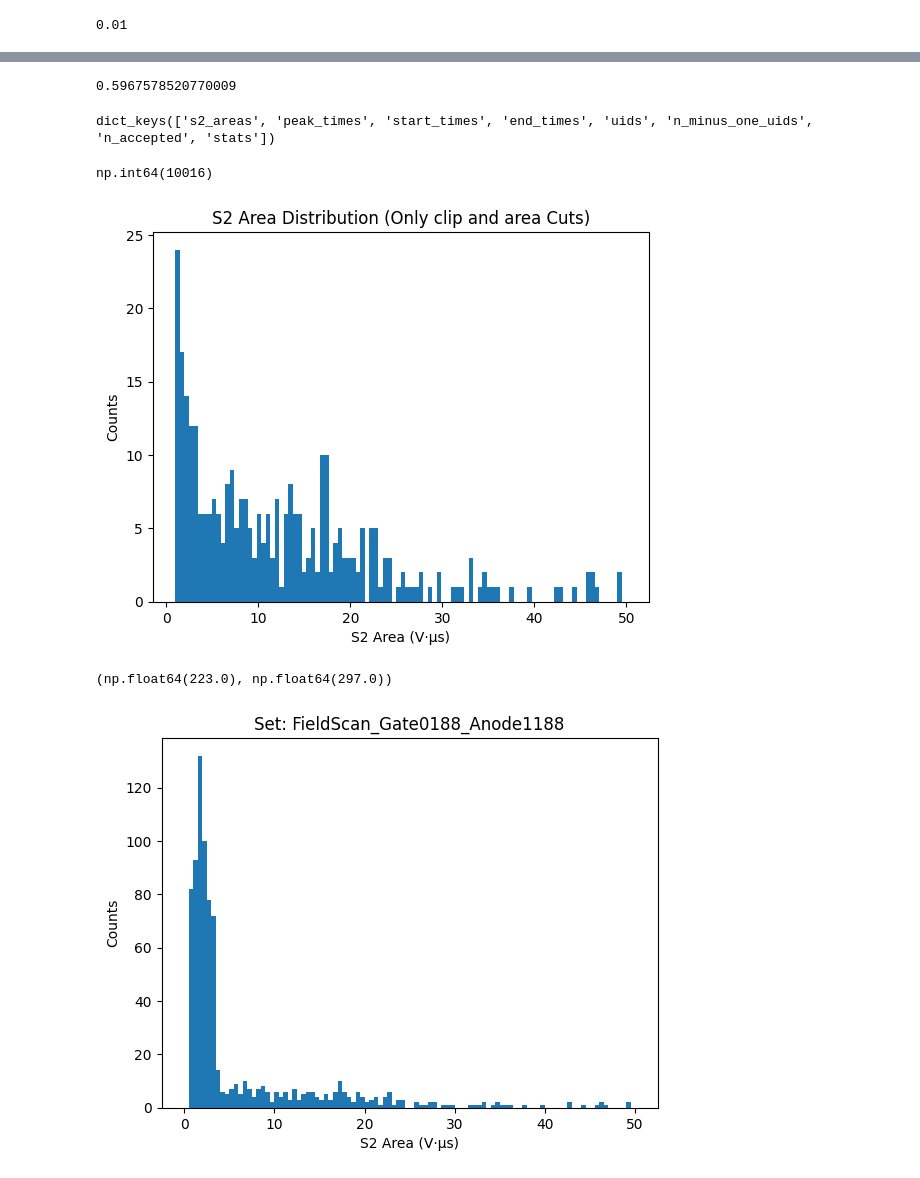
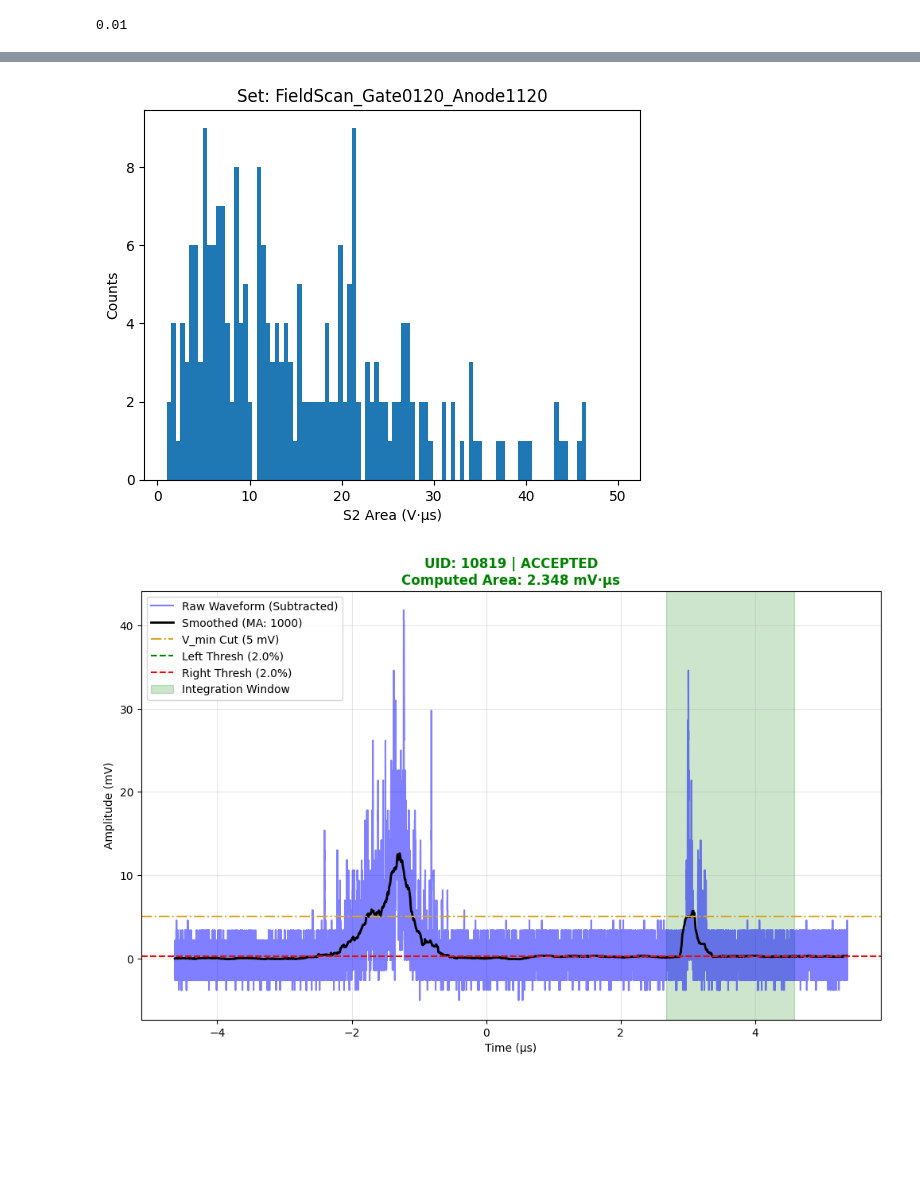
Before and after one commit to proscrite/RaTag, a Jupyter notebook: notebooks/dev_recoil_integration_.ipynb, the cells around one changed output, grey strips where cells are left out. Saved outputs shown, nothing was run; the diff lists cells and outputs as text; code cells hidden in the pictures; blank space fills up the shorter version.

```diff
--- a/notebooks/dev_recoil_integration_.ipynb
+++ b/notebooks/dev_recoil_integration_.ipynb
@@ -382,29 +134,8 @@ len(s2_results['uids']), len(s2_results['s2_areas']), len(s2_results['n_minus_on
-# %%
-1- s2_results['stats']['pass_v_min'] / s2_results['stats']['total']
-# %% [output]
-0.5967578520770009
-# %%
-s2_results.keys()
-# %% [output]
-dict_keys(['s2_areas', 'peak_times', 'start_times', 'end_times', 'uids', 'n_minus_one_uids', 'n_accepted', 'stats'])
-# %%
-uids = s2_results['uids']
-s2_areas = s2_results['s2_areas']
-np.where(s2_areas < 2)[0], uids[np.where(s2_areas < 2)[0]],
-defective_uids = uids[np.where(s2_areas < 2)[0]]
-# %% [output]
-np.int64(10016)
 # %%
-n, bins, patches = plt.hist(s2_results['s2_areas'], bins=100, range=(1, 50));
-plt.gca().set(xlabel='S2 Area (V·µs)', ylabel='Counts', title='S2 Area Distribution (Only clip and area Cuts)');
+plt.hist(results_s2['s2_areas'], bins=100, range=(1, 50));
+plt.gca().set(xlabel='S2 Area (V·µs)', ylabel='Counts', title='Set: {}'.format(set0.name));
 # %% [output]
-[figure, old version]
+[figure, new version]
-# %%
-n[0] + n[1], np.sum(n[2:])
-# %% [output]
-(np.float64(223.0), np.float64(297.0))
-# %%
-plt.hist(s2_areas, bins=100, range=(0, 50), )
-plt.gca().set(ylabel='Counts', xlabel='S2 Area (V·µs)', title='Set: {}'.format(set0.name));
-# %% [output]
-[figure, removed]
+# %%
+mask_small = np.where(results_s2['s2_areas'] < 3)[0]
+uids_small = results_s2['uids'][mask_small]
@@ -410,0 +144,10 @@ plt.gca().set(ylabel='Counts', xlabel='S2 Area (V·µs)', title='Set: {}'.format
+# %%
+frame_idx = 0
+# %%
+frame_idx += 1
+# wf, frame = file_ops.load_waveform_by_uid(set0, uids_fail[frame_idx])
+wf, frame = file_ops.load_waveform_by_uid(set0, uids_small[frame_idx])
+
+plot_s2_diagnostic(wf, results_s2, config=time_config, frame_idx=frame, )
+# %% [output]
+[figure, added]
```
Also changed, not shown: parts of 29 cells of this notebook, 8 other files.
